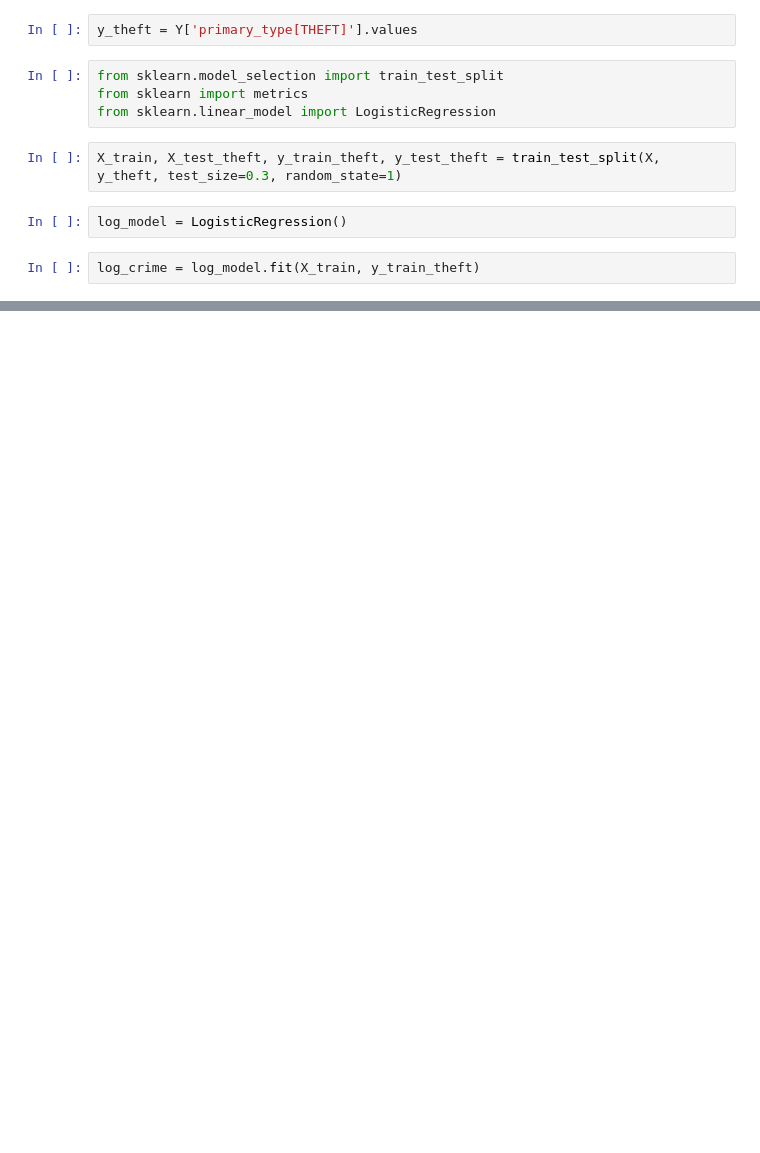
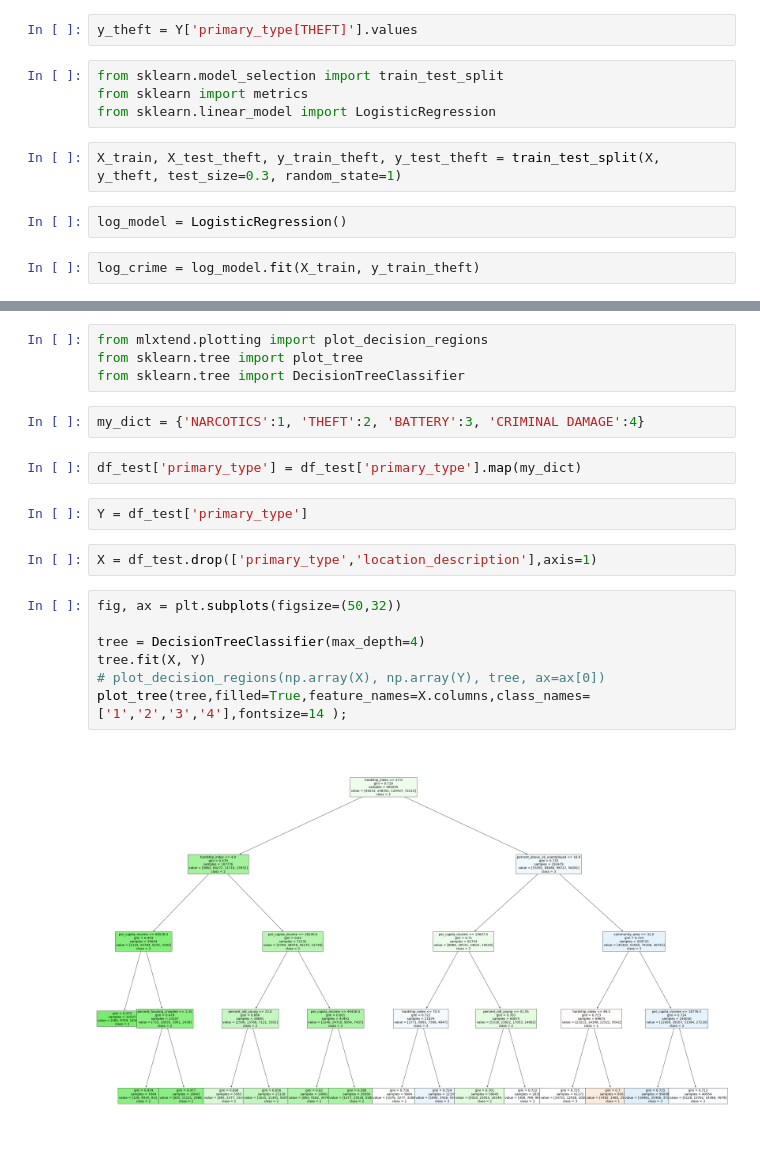
Before and after one commit to langulski/CrimePrediction, a Jupyter notebook: Model_03.ipynb, the cells around one changed output, grey strips where cells are left out. Saved outputs shown, nothing was run; the diff lists cells and outputs as text; blank space fills up the shorter version.

Commit message:
added  logistic and tree crimes

```diff
--- a/Model_03.ipynb
+++ b/Model_03.ipynb
@@ -178,0 +372,21 @@ dtype: float64
+# %%
+from mlxtend.plotting import plot_decision_regions
+from sklearn.tree import plot_tree
+from sklearn.tree import DecisionTreeClassifier
+# %%
+my_dict = {'NARCOTICS':1, 'THEFT':2, 'BATTERY':3, 'CRIMINAL DAMAGE':4}
+# %%
+df_test['primary_type'] = df_test['primary_type'].map(my_dict)
+# %%
+Y = df_test['primary_type']
+# %%
+X = df_test.drop(['primary_type','location_description'],axis=1)
+# %%
+fig, ax = plt.subplots(figsize=(50,32))
+
+tree = DecisionTreeClassifier(max_depth=4)
+tree.fit(X, Y)
+# plot_decision_regions(np.array(X), np.array(Y), tree, ax=ax[0])
+plot_tree(tree,filled=True,feature_names=X.columns,class_names=['1','2','3','4'],fontsize=14 );
+# %% [output]
+[figure, added]
```
Also changed, not shown: parts of 42 cells of this notebook, 1 other file.
